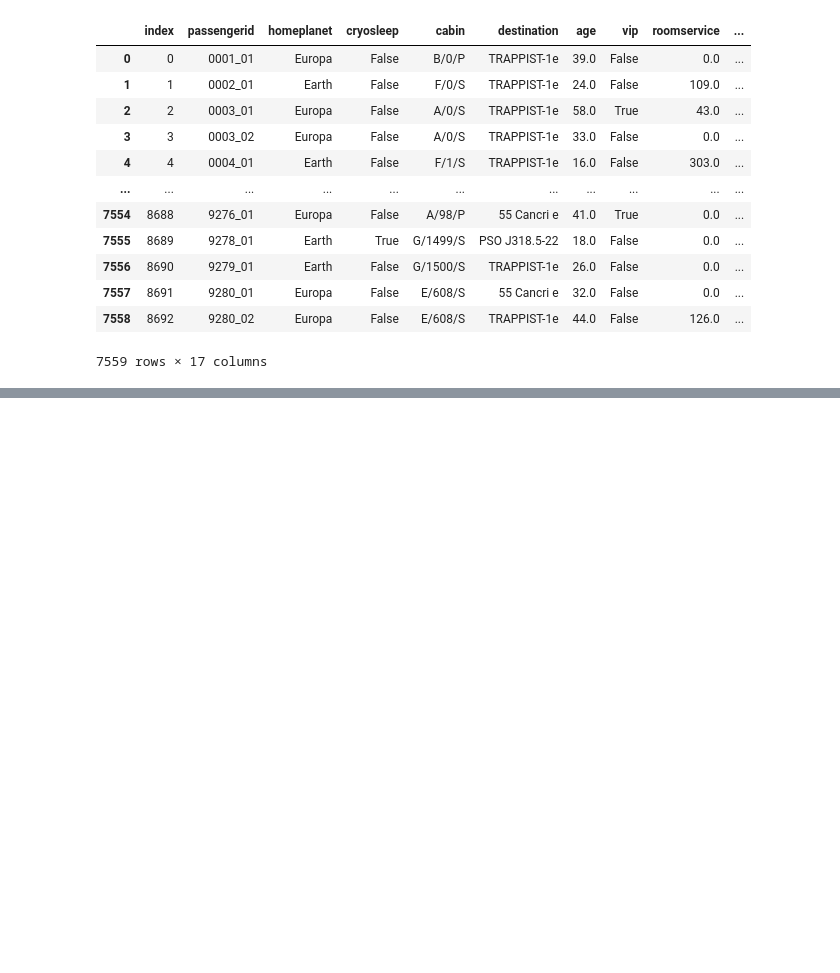
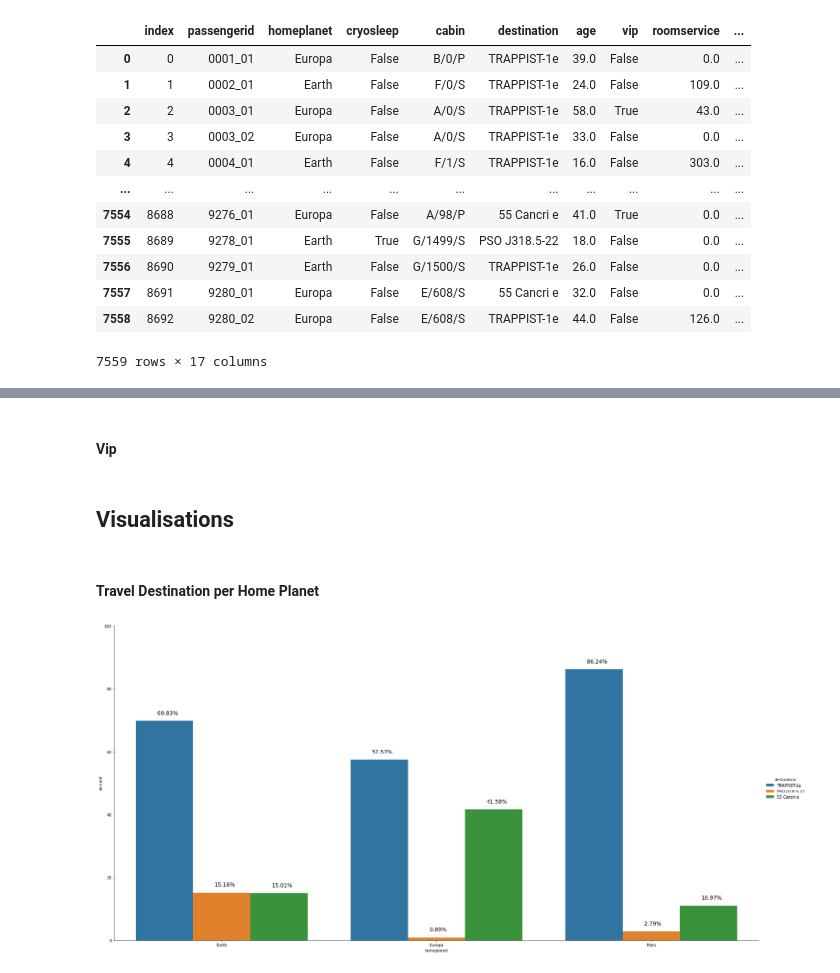
Before and after one commit to XVI-IX/spaceship_titanic, a Jupyter notebook: spaceship.ipynb, the cells around one changed output, grey strips where cells are left out. Cells and saved outputs as stored; diff of their text form; code cells hidden in the pictures; blank space fills up the shorter version.

```diff
--- a/spaceship.ipynb
+++ b/spaceship.ipynb
@@ -571,0 +594,2 @@ copy_df['group'] = group
+# %%
+df.drop('passengerid', axis=1, inplace=True)
@@ -571,0 +664,2 @@ copy_df['group'] = group
+# %%
+df.cabin.fillna(df.cabin.mode()[0], inplace=True)
@@ -571,0 +698,35 @@ copy_df['group'] = group
+# %%
+df.cryosleep.fillna(df.cryosleep.mode()[0], inplace=True)
+# %% [markdown]
+#### **Vip**
+# %%
+df.cryosleep.fillna(df.cryosleep.mode()[0], inplace=True)
+# %% [markdown]
+## **Visualisations**
+# %% [markdown]
+#### **Travel Destination per Home Planet**
+# %%
+df_plot = df.groupby("homeplanet")['destination'].value_counts(normalize=True)
+df_plot = df_plot.mul(100)
+df_plot = df_plot.rename("percent").reset_index()
+df_plot
+
+g = sns.catplot(
+  x = "homeplanet",
+  y='percent',
+  hue='destination',
+  data=df_plot,
+  kind='bar',
+  height=12,
+  aspect = 2,
+)
+
+g.ax.set_ylim(0, 100)
+
+for patch in g.ax.patches:
+  txt = str(patch.get_height().round(2)) + "%"
+  txt_x = patch.get_x() + 0.1
+  txt_y = patch.get_height() + 2
+  g.ax.text(txt_x, txt_y, txt, fontsize=14)
+# %% [output]
+[figure, added]
```
Also changed, not shown: parts of 65 cells of this notebook.
